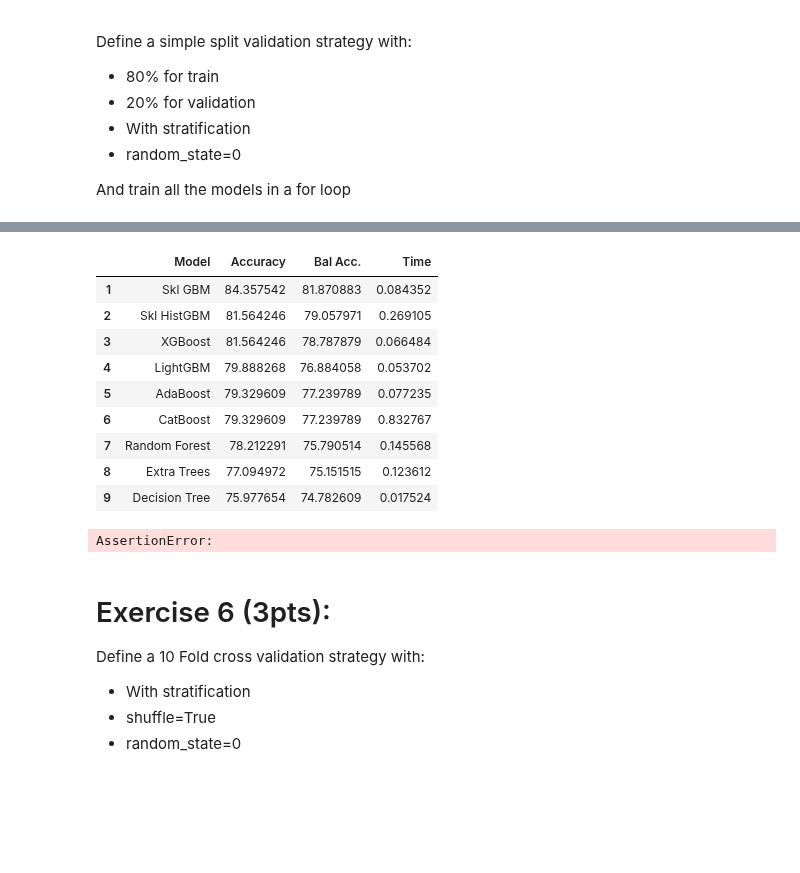
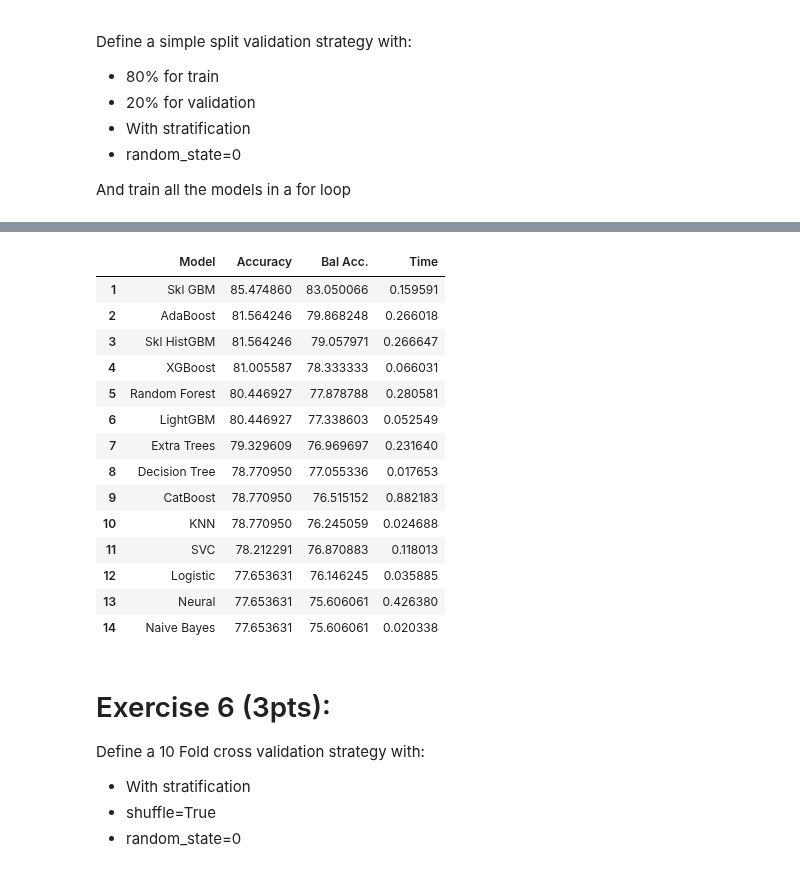
Before and after one commit to alessiorecchia/strive_exe, a Jupyter notebook: M4_Feature_Eng/02. Data Cleaning/fe1.ipynb, the cells around one changed output, grey strips where cells are left out. Saved outputs shown, nothing was run; the diff lists cells and outputs as text; code cells hidden in the pictures; blank space fills up the shorter version.

```diff
--- a/M4_Feature_Eng/02. Data Cleaning/fe1.ipynb
+++ b/M4_Feature_Eng/02. Data Cleaning/fe1.ipynb
@@ -308,18 +374,29 @@ tree_classifiers["LightGBM"]
 
 tree_classifiers = {
   "Decision Tree": DecisionTreeClassifier(random_state=0),
-  "Extra Trees": ExtraTreesClassifier(random_state=0),
-  "Random Forest": RandomForestClassifier(random_state=0),
-  "AdaBoost": AdaBoostClassifier(random_state=0),
-  "Skl GBM": GradientBoostingClassifier(random_state=0),
+  "Extra Trees": ExtraTreesClassifier(n_estimators=200),
+  "Random Forest": RandomForestClassifier(n_estimators=200),
+  "AdaBoost": AdaBoostClassifier(n_estimators=200),
+  "Skl GBM": GradientBoostingClassifier(n_estimators=200),
   "Skl HistGBM": HistGradientBoostingClassifier(random_state=0),
   "XGBoost": XGBClassifier(random_state=0),
   "LightGBM": LGBMClassifier(random_state=0),
   "CatBoost":CatBoostClassifier(random_state=0),
   }
 
+mult_classifiers = {
+  "SVC": SVC(random_state=0),
+  "Logistic": LogisticRegression(random_state=0),
+  "Neural": MLPClassifier(),
+  "KNN": KNeighborsClassifier(n_neighbors=10),
+  "Naive Bayes": CategoricalNB()
+}
+
+
 tree_classifiers = {name: pipeline.make_pipeline(tree_prepro, model) for name, model in tree_classifiers.items()}
 
+mult_classifiers = {name: pipeline.make_pipeline(mult_prepro, model) for name, model in mult_classifiers.items()}
+
 tree_classifiers["LightGBM"]
 # %% [output]
 Pipeline(steps=[('columntransformer',
@@ -337,6 +416,10 @@ Pipeline(steps=[('columntransformer',
                                                   ['Sex', 'Embarked',
                                                    'Title'])])),
                 ('lgbmclassifier', LGBMClassifier(random_state=0))])
+# %%
+classifiers = {**tree_classifiers, **mult_classifiers}
+
+# classifiers['KNN']
 # %%
 for pipe in tree_classifiers.values():
     assert type(pipe) is pipeline.Pipeline
@@ -391,7 +474,7 @@ for model_name, model in tree_classifiers.items():
 """
 
 # YOUR CODE HERE
-for model_name, model in tree_classifiers.items():
+for model_name, model in classifiers.items():
     start_time = time.time()
 
     model.fit(x_train, y_train)
@@ -433,19 +516,22 @@ results_ord.style.bar(subset=['Accuracy', 'Bal Acc.'], vmin=0, vmax=100, color='
 |  | Model | Accuracy | Bal Acc. | Time |
-| 1 | Skl GBM | 84.357542 | 81.870883 | 0.084352 |
-| 2 | Skl HistGBM | 81.564246 | 79.057971 | 0.269105 |
-| 3 | XGBoost | 81.564246 | 78.787879 | 0.066484 |
-| 4 | LightGBM | 79.888268 | 76.884058 | 0.053702 |
-| 5 | AdaBoost | 79.329609 | 77.239789 | 0.077235 |
-| 6 | CatBoost | 79.329609 | 77.239789 | 0.832767 |
-| 7 | Random Forest | 78.212291 | 75.790514 | 0.145568 |
-| 8 | Extra Trees | 77.094972 | 75.151515 | 0.123612 |
-| 9 | Decision Tree | 75.977654 | 74.782609 | 0.017524 |
+| 1 | Skl GBM | 85.474860 | 83.050066 | 0.159591 |
+| 2 | AdaBoost | 81.564246 | 79.868248 | 0.266018 |
+| 3 | Skl HistGBM | 81.564246 | 79.057971 | 0.266647 |
+| 4 | XGBoost | 81.005587 | 78.333333 | 0.066031 |
+| 5 | Random Forest | 80.446927 | 77.878788 | 0.280581 |
+| 6 | LightGBM | 80.446927 | 77.338603 | 0.052549 |
+| 7 | Extra Trees | 79.329609 | 76.969697 | 0.231640 |
+| 8 | Decision Tree | 78.770950 | 77.055336 | 0.017653 |
+| 9 | CatBoost | 78.770950 | 76.515152 | 0.882183 |
+| 10 | KNN | 78.770950 | 76.245059 | 0.024688 |
+| 11 | SVC | 78.212291 | 76.870883 | 0.118013 |
+| 12 | Logistic | 77.653631 | 76.146245 | 0.035885 |
+| 13 | Neural | 77.653631 | 75.606061 | 0.426380 |
+| 14 | Naive Bayes | 77.653631 | 75.606061 | 0.020338 |
 # %%
 assert results_ord["Accuracy"].min() > 75
 assert results_ord["Bal Acc."].min() > 75
-assert len(results_ord) == 9
+assert len(results_ord) >= 9
-# %% [output]
-AssertionError:
 # %% [markdown]
 # Exercise 6 (3pts):
 Define a 10 Fold cross validation strategy with:
```
Also changed, not shown: parts of 8 cells of this notebook.
